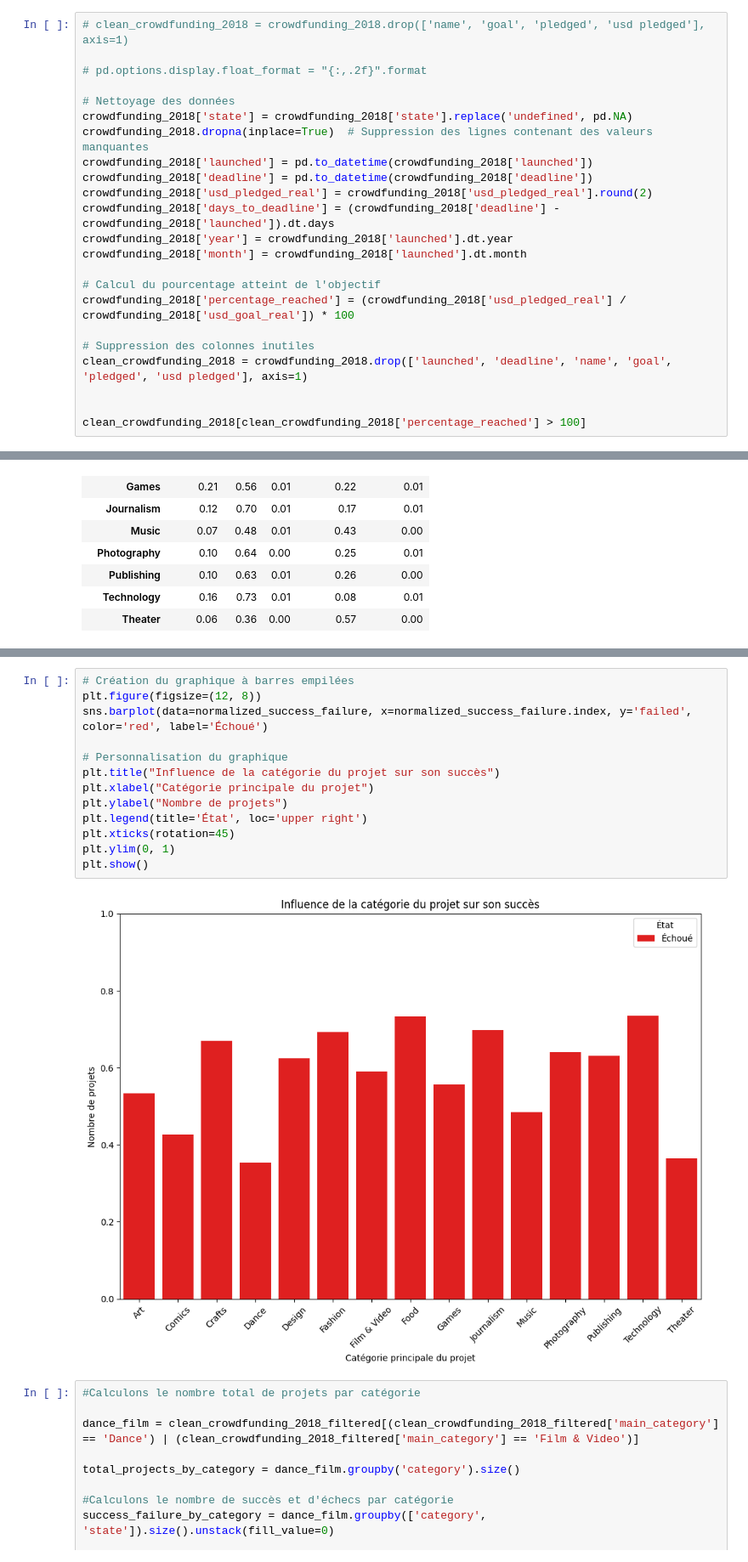
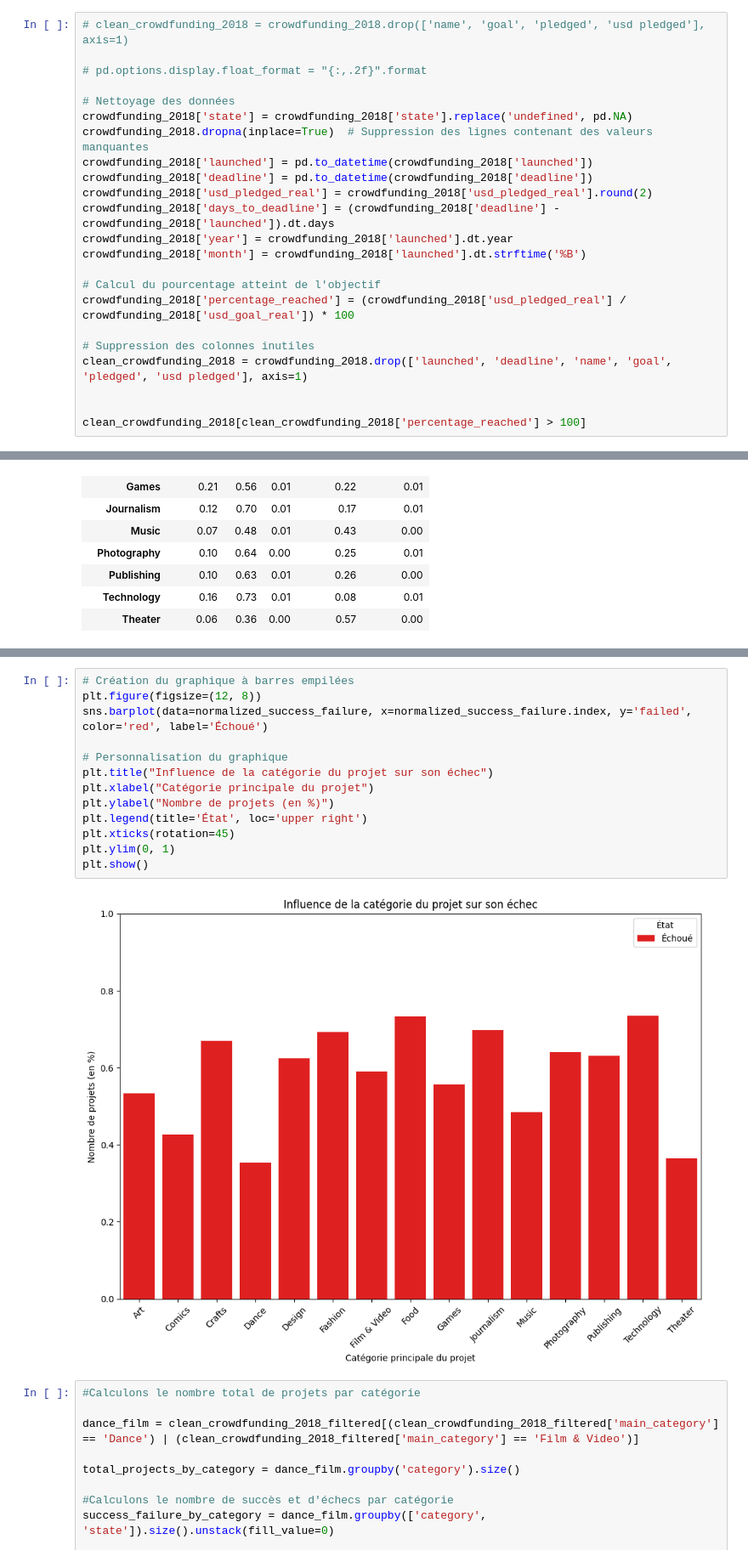
Before and after one commit to Steven-176/crowdfunding_ML, a Jupyter notebook: crowdfunding.ipynb, the cells around one changed output, grey strips where cells are left out. Shown: that part at 85% size. Saved outputs shown, nothing was run; the diff lists cells and outputs as text.

```diff
--- a/crowdfunding.ipynb
+++ b/crowdfunding.ipynb
@@ -37,7 +39,7 @@ crowdfunding_2018['deadline'] = pd.to_datetime(crowdfunding_2018['deadline'])
 crowdfunding_2018['usd_pledged_real'] = crowdfunding_2018['usd_pledged_real'].round(2)
 crowdfunding_2018['days_to_deadline'] = (crowdfunding_2018['deadline'] - crowdfunding_2018['launched']).dt.days
 crowdfunding_2018['year'] = crowdfunding_2018['launched'].dt.year
-crowdfunding_2018['month'] = crowdfunding_2018['launched'].dt.month
+crowdfunding_2018['month'] = crowdfunding_2018['launched'].dt.strftime('%B')
 
 # Calcul du pourcentage atteint de l'objectif
 crowdfunding_2018['percentage_reached'] = (crowdfunding_2018['usd_pledged_real'] / crowdfunding_2018['usd_goal_real']) * 100
@@ -184,18 +201,18 @@ plt.show()
 # %%
 # Création du graphique à barres empilées
 plt.figure(figsize=(12, 8))
 sns.barplot(data=normalized_success_failure, x=normalized_success_failure.index, y='failed', color='red', label='Échoué')
 
 # Personnalisation du graphique
-plt.title("Influence de la catégorie du projet sur son succès")
+plt.title("Influence de la catégorie du projet sur son échec")
 plt.xlabel("Catégorie principale du projet")
-plt.ylabel("Nombre de projets")
+plt.ylabel("Nombre de projets (en %)")
 plt.legend(title='État', loc='upper right')
 plt.xticks(rotation=45)
 plt.ylim(0, 1)
 plt.show()
 # %% [output]
-[figure, old version]
+[figure, new version]
 # %%
 #Calculons le nombre total de projets par catégorie
 
```
Also changed, not shown: parts of 8 cells of this notebook, 3 other files.
